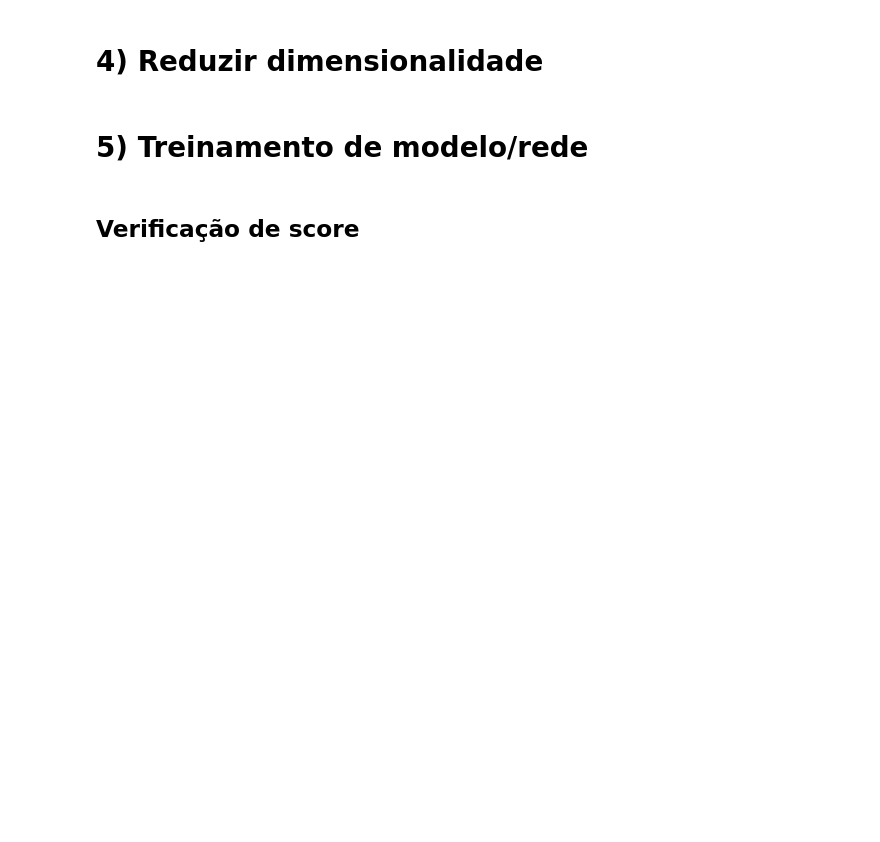
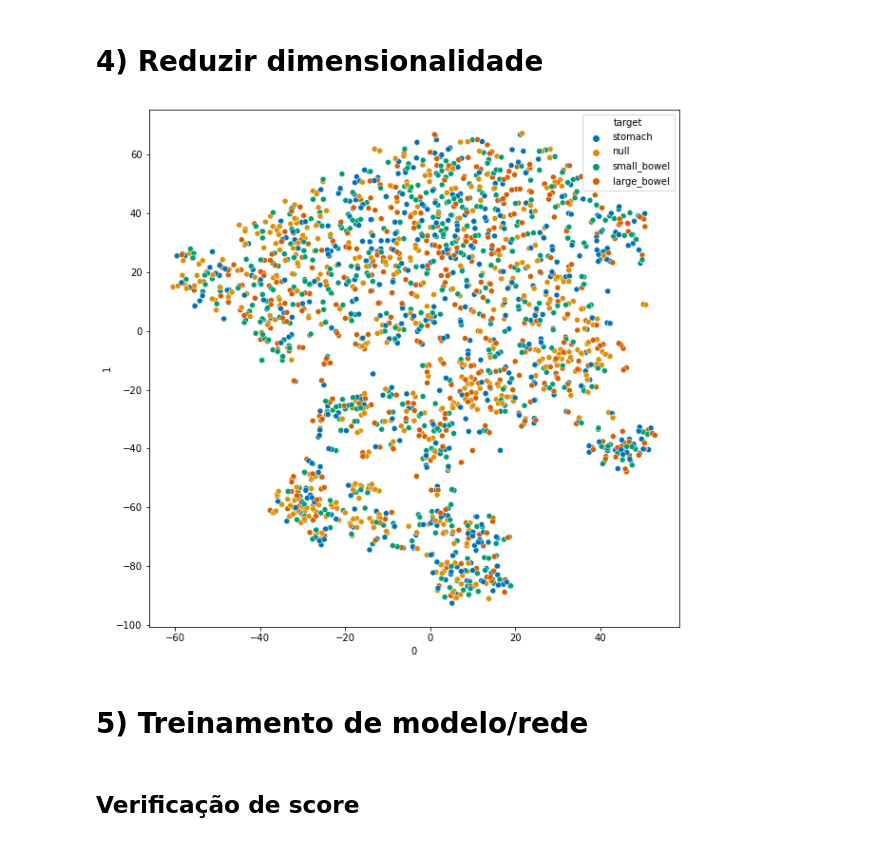
Before and after one commit to PauloUbirajara/uw-madison-image-segmentation, a Jupyter notebook: 04-classification.ipynb, the cells around one changed output. Drawn from its saved outputs; the diff is of its cells as text; code cells hidden in the pictures; blank space fills up the shorter version.

```diff
--- a/04-classification.ipynb
+++ b/04-classification.ipynb
@@ -99,10 +149,9 @@ embedder = getEmbedder()
 # %%
 target = df_dados['target'].array
 
-# array_features = []
-# for x in dados:
-#     array_features.append(embedding(embedder,x[0]))
-array_features = pd.DataFrame(dados).apply(lambda x: embedding(embedder,x['image']), axis=1)
+array_features = []
+for x in dados:
+    array_features.append(embedding(embedder,x[0]))
 
 scaler = preprocessing.StandardScaler()
 
@@ -114,19 +177,26 @@ df_features
 # %% [markdown]
 # 4) Reduzir dimensionalidade
 # %%
-model = TSNE(n_components=2, learning_rate='auto', init='random', perplexity=15)
+model = TSNE(
+	n_components=2,
+	# learning_rate='auto',
+	init='random',
+	perplexity=15
+)
 
 array_red = model.fit_transform(df_features)
 
 df_tsne = pd.DataFrame(array_red)
 
 df_tsne['target'] = target
 
-plt.rcParams['figure.figsize'] = [15, 10]
+plt.rcParams['figure.figsize'] = [10, 10]
 
 sns.scatterplot(data=df_tsne, x=df_tsne[0], y=df_tsne[1], hue=df_tsne['target'], palette="colorblind")
 
 plt.show()
+# %% [output]
+[figure, added]
 # %% [markdown]
 # 5) Treinamento de modelo/rede
 # %%
```
Also changed, not shown: parts of 13 cells of this notebook, 1 other file.
